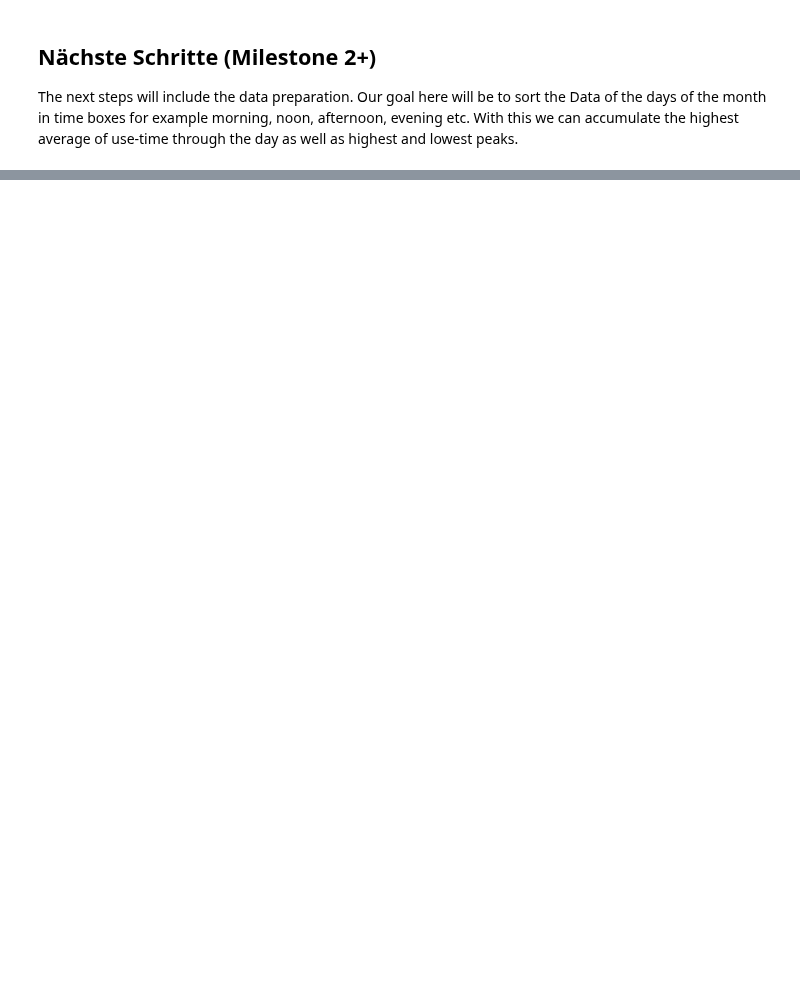
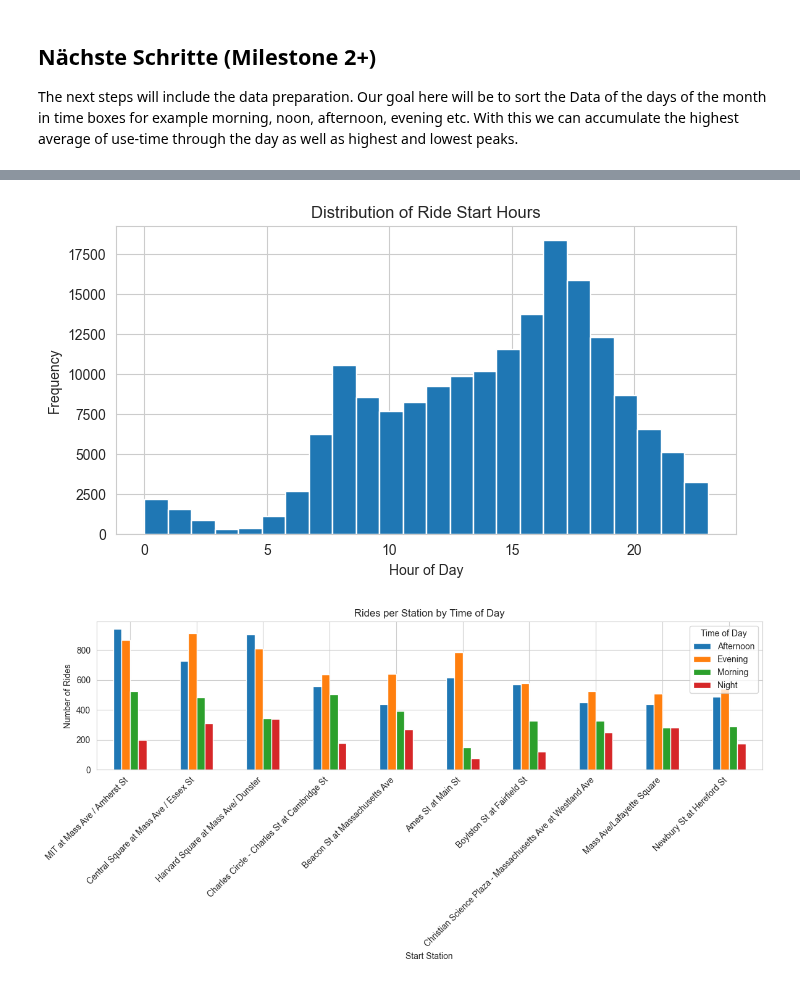
Before and after one commit to RubenCharara/Data-Science-and-Machine-Learning, a Jupyter notebook: milestone1_citibike.ipynb, the cells around one changed output, grey strips where cells are left out. Drawn from its saved outputs; the diff is of its cells as text; code cells hidden in the pictures; blank space fills up the shorter version.

```diff
--- a/milestone1_citibike.ipynb
+++ b/milestone1_citibike.ipynb
@@ -402,0 +460,71 @@ print(df.columns.tolist())
+# %%
+import pandas as pd
+import matplotlib.pyplot as plt
+import seaborn as sns
+
+# Load and clean the dataset
+df = pd.read_csv(
+    '202408-bluebikes-tripdata.csv',
+    engine='python',
+    sep=None,
+    on_bad_lines='skip'
+)
+
+# Convert to datetime
+df['started_at'] = pd.to_datetime(df['started_at'], errors='coerce')
+
+# Drop rows with missing datetimes
+df = df.dropna(subset=['started_at'])
+
+# Extract hour
+df['hour'] = df['started_at'].dt.hour
+
+# Optional: Check hour distribution
+df['hour'].plot.hist(bins=24, figsize=(8, 4), title='Distribution of Ride Start Hours')
+plt.xlabel("Hour of Day")
+plt.show()
+
+# Categorize time of day
+def get_time_of_day(hour):
+    if 5 <= hour < 12:
+        return 'Morning'
+    elif 12 <= hour < 17:
+        return 'Afternoon'
+    elif 17 <= hour < 21:
+        return 'Evening'
+    else:
+        return 'Night'
+
+df['time_of_day_category'] = df['hour'].apply(get_time_of_day)
+
+# Group by station + time
+rides_by_station_time = (
+    df.groupby(['start_station_name', 'time_of_day_category'])
+      .size()
+      .reset_index(name='ride_count')
+)
+
+# Pivot
+pivot_df = rides_by_station_time.pivot(
+    index='start_station_name',
+    columns='time_of_day_category',
+    values='ride_count'
+).fillna(0)
+
+# Limit to top 10 stations
+top10 = pivot_df.sum(axis=1).nlargest(10).index
+pivot_top10 = pivot_df.loc[top10]
+
+# Plot
+sns.set_style("whitegrid")
+pivot_top10.plot(kind='bar', figsize=(12, 6))
+plt.title('Rides per Station by Time of Day')
+plt.xlabel('Start Station')
+plt.ylabel('Number of Rides')
+plt.xticks(rotation=45, ha='right')
+plt.legend(title='Time of Day')
+plt.tight_layout()
+plt.show()
+# %% [output]
+[figure, added]
+[figure, added]
```
Also changed, not shown: parts of 14 cells of this notebook.
